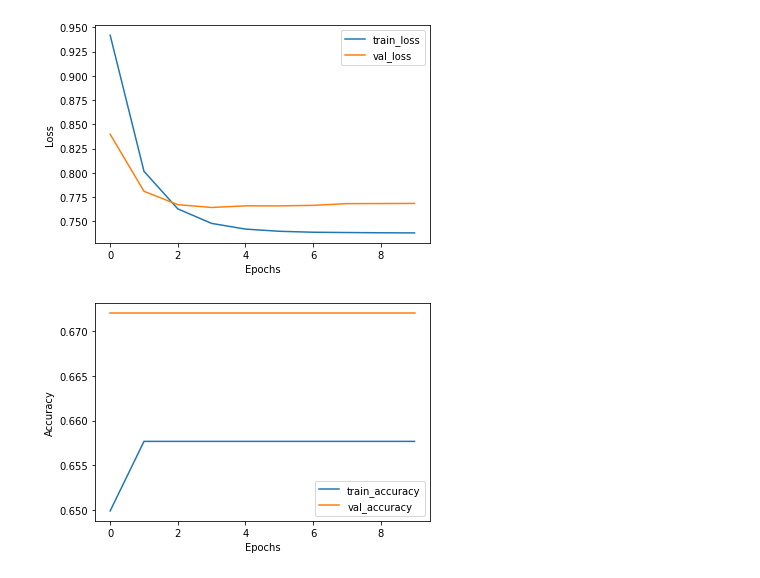
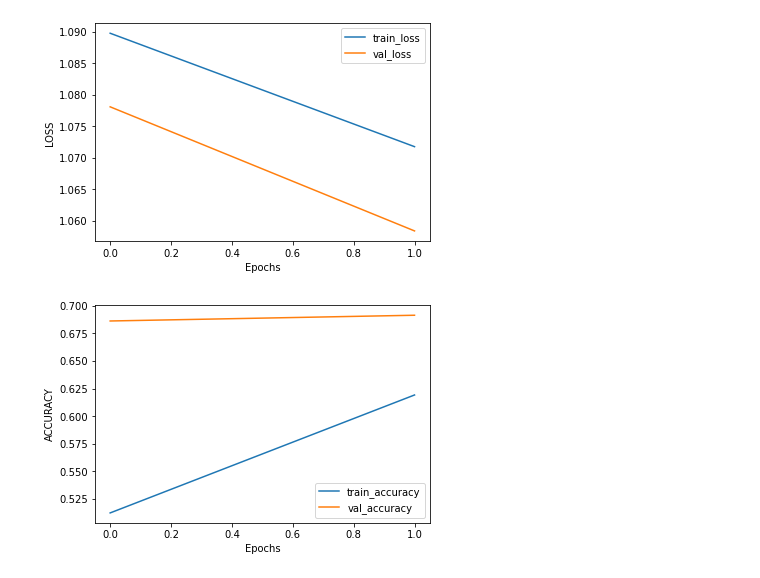
Before and after one commit to Yale-Li/social-network-analysis-proj2, a Jupyter notebook: LSTM.ipynb, the cells around one changed output. Saved outputs shown, nothing was run; the diff lists cells and outputs as text; code cells hidden in the pictures.

```diff
--- a/LSTM.ipynb
+++ b/LSTM.ipynb
@@ -7,8 +7,10 @@ from keras.utils.data_utils import pad_sequences
 import pandas as pd
 import data
 
-train_df = pd.read_csv('./data/train.csv')[:10000]
+
+train_df = pd.read_csv('./data/train.csv')
 test_df = pd.read_csv('./data/test.csv')
 
 print(train_df.isnull().sum())
+print(train_df.shape)
 # %% [output]
@@ -55,15 +58,16 @@ train_data.shape
 # %%
+# LSTM
 embedding_dim = 100
 model = Sequential()
 model.add(layers.Embedding(len(tokenizer.word_index)+1, embedding_dim, input_length=max_length))
-model.add(layers.LSTM(100, dropout=0, recurrent_dropout=0))
+model.add(layers.LSTM(100, dropout=0.5, recurrent_dropout=0))
 # Add a classifier
 model.add(layers.Dense(3, activation="softmax"))
 
 
-model.compile("SGD", "categorical_crossentropy", metrics=['accuracy'])
+model.compile(keras.optimizers.SGD(0.001), "categorical_crossentropy", metrics=['accuracy'])
 
-history = model.fit(train_data, train_labels, batch_size=128, epochs=10, validation_split=0.1)
+history = model.fit(train_data, train_labels, batch_size=128, epochs=3, validation_split=0.3)
 # %% [output]
 Metal device set to: AMD Radeon Pro 5300M
 
@@ -103,28 +95,8 @@ Epoch 10/10
-# %%
-import matplotlib.pyplot as plt
-# Plotter function
-def plot_history(losses, val_losses, accuracies, val_accuracies):
-    plt.plot(losses)
-    plt.plot(val_losses)
-    plt.legend(["train_loss", "val_loss"])
-    plt.xlabel("Epochs")
-    plt.ylabel("Loss")
-    plt.show()
-
-    plt.plot(accuracies)
-    plt.plot(val_accuracies)
-    plt.legend(["train_accuracy", "val_accuracy"])
-    plt.xlabel("Epochs")
-    plt.ylabel("Accuracy")
-    plt.show()
-
-# Plot history
-plot_history(
-    history.history["loss"],
-    history.history["val_loss"],
-    history.history["accuracy"],
-    history.history["val_accuracy"],
-)
-# %% [output]
-[figure, removed]
-[figure, removed]
+# %%
+import plot
+# Plot history
+plot.plot_history(history, 'loss', 'val_loss')
+plot.plot_history(history, 'accuracy', 'val_accuracy')
+# %% [output]
+[figure, added]
+[figure, added]
```
Also changed, not shown: parts of 3 cells of this notebook, 2 other files.
